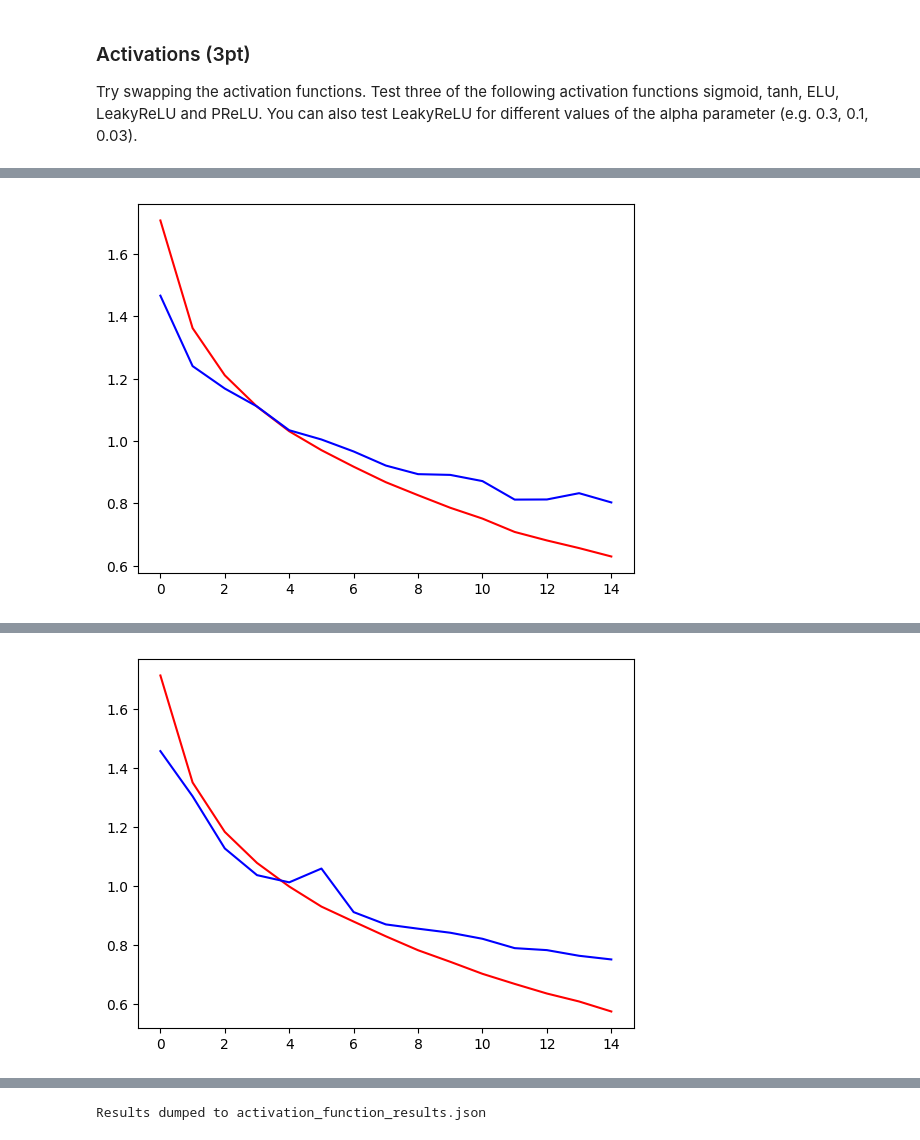
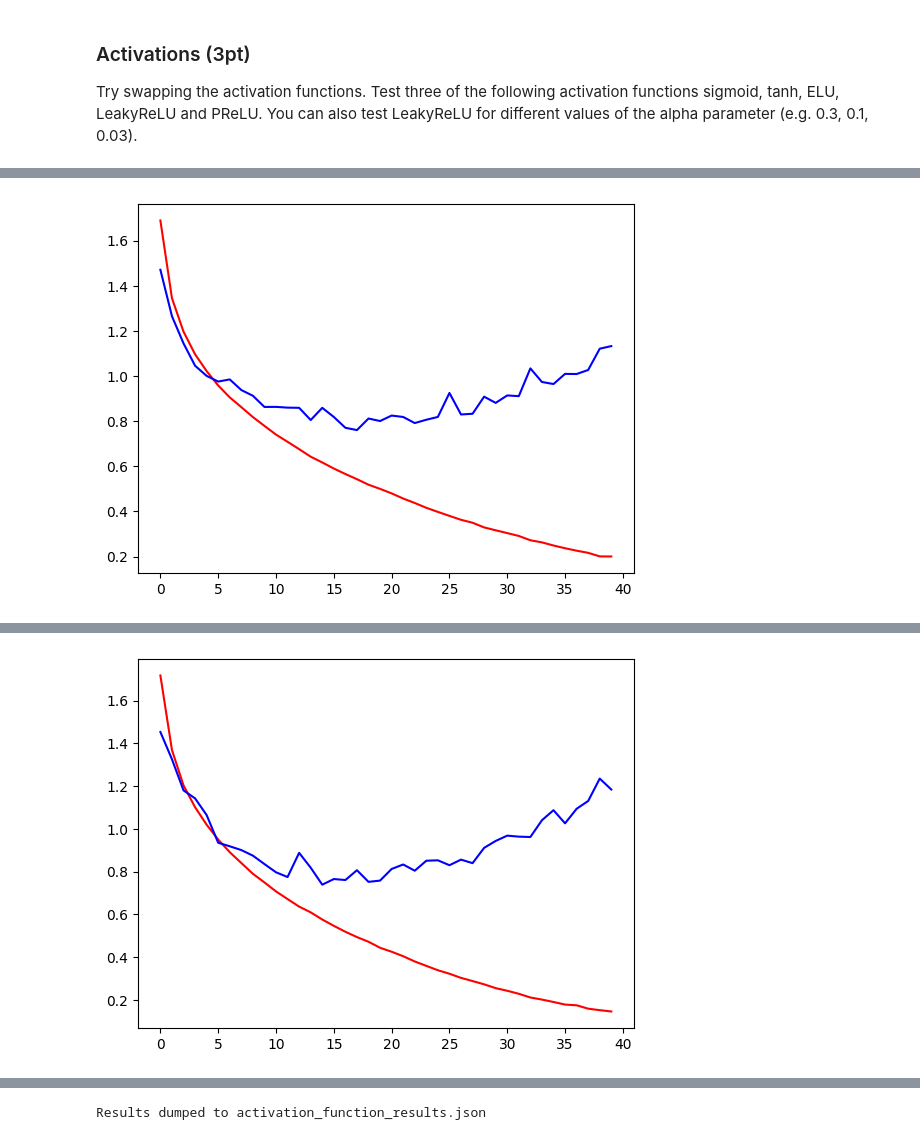
Before and after one commit to tomasbelak24/deeplearning-vision, a Jupyter notebook: hw1/activation_functions.ipynb, the cells around one changed output, grey strips where cells are left out. Drawn from its saved outputs; the diff is of its cells as text; code cells hidden in the pictures.

```diff
--- a/hw1/activation_functions.ipynb
+++ b/hw1/activation_functions.ipynb
@@ -158,7 +158,7 @@ for activation_function, activation_function_str in zip(activation_functions, ac
   epoch_val_losses = []
   epoch_val_accs = []
 
-  for e in range(15):
+  for e in range(40):
     train_loss, val_loss, val_acc = one_epoch(model, ce_loss, optimizer, dataloader_train, dataloader_val, False)
 
     print("Val loss at epoch {}: {}".format(e, val_loss))
@@ -196,2 +196,2 @@ Val acc at epoch 14: 0.723
-[figure, old version]
+[figure, new version]
 Trying activation function:  LeakyReLU(0.1)
@@ -214,2 +214,2 @@ Val acc at epoch 14: 0.7458
-[figure, old version]
+[figure, new version]
 Trying activation function:  LeakyReLU(0.01)
```
Also changed, not shown: parts of 8 cells of this notebook.
